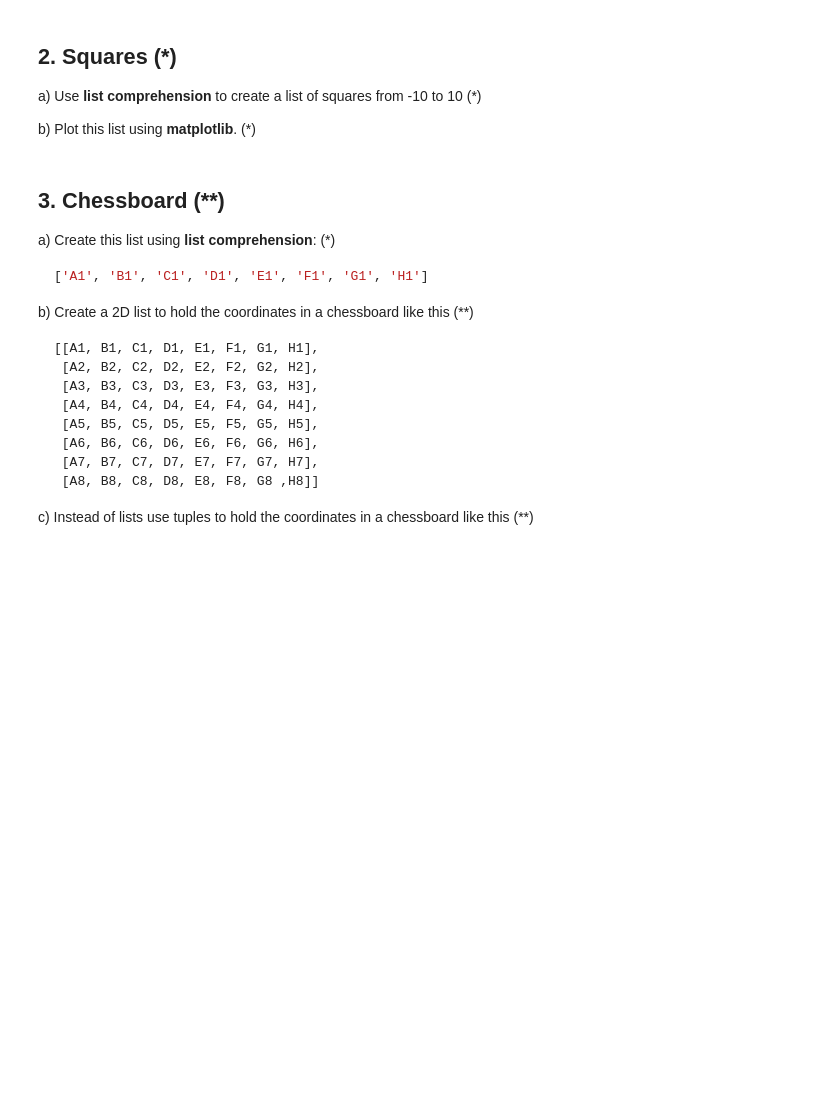
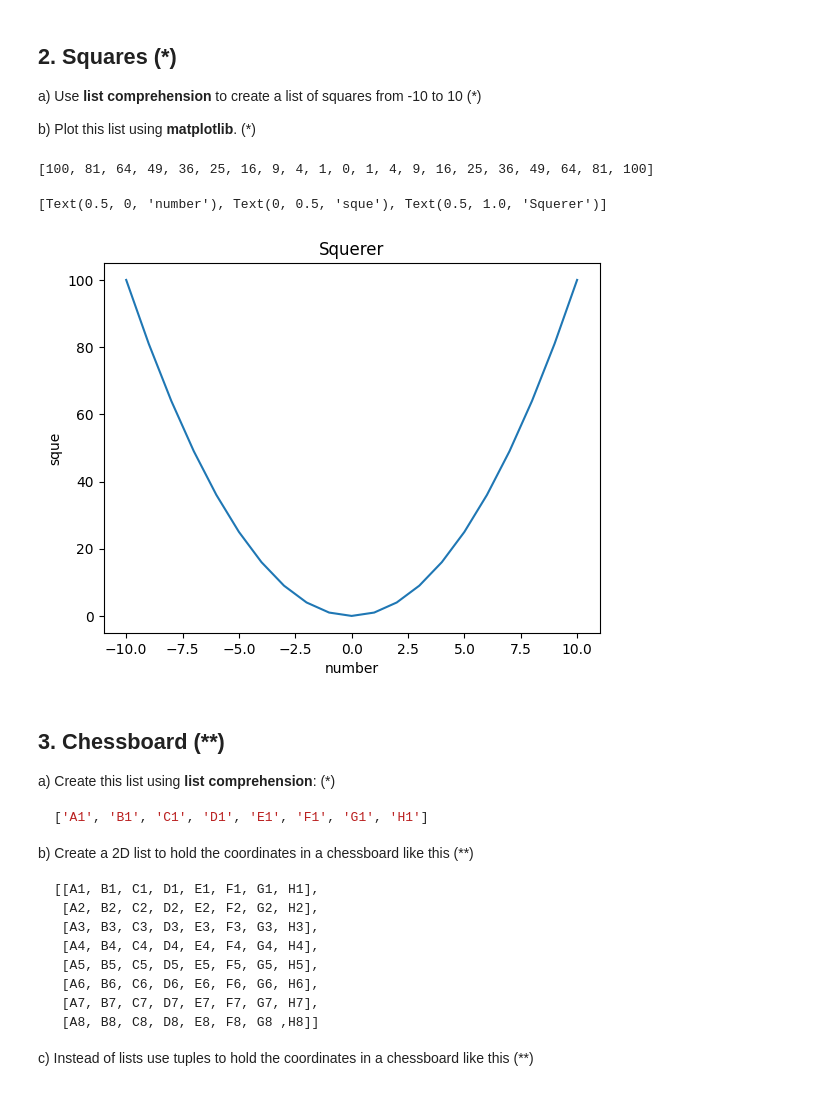
Before and after one commit to RikardOledal/python_DE25_Rikard_Oledal, a Jupyter notebook: exercises/_3_Sequences.ipynb, the cells around one changed output. Drawn from its saved outputs; the diff is of its cells as text; code cells hidden in the pictures; blank space fills up the shorter version.

```diff
--- a/exercises/_3_Sequences.ipynb
+++ b/exercises/_3_Sequences.ipynb
@@ -150,11 +158,28 @@ a) Use **list comprehension** to create a list of squares from -10 to 10 (\*)
 
 b) Plot this list using **matplotlib**. (\*)
 # %%
-squer =[]
+# a)
 
-i = -10
+squer = [x**2 for x in range(-10,11)]
 
-while i < 10:
+squer
+# %% [output]
+[100, 81, 64, 49, 36, 25, 16, 9, 4, 1, 0, 1, 4, 9, 16, 25, 36, 49, 64, 81, 100]
+# %%
+import matplotlib.pyplot as plt
+
+# b)
+
+squer = [x**2 for x in range(-10,11)]
+x = [x for x in range(-10,11)]
+
+fig, ax = plt.subplots(1)
+
+ax.plot(x, squer)
+ax.set(xlabel="number", ylabel="sque",title="Squerer")
+# %% [output]
+[Text(0.5, 0, 'number'), Text(0, 0.5, 'sque'), Text(0.5, 1.0, 'Squerer')]
+[figure, added]
 # %% [markdown]
 ## 3. Chessboard (\*\*)
 
```
Also changed, not shown: parts of 9 cells of this notebook, 1 other file.
